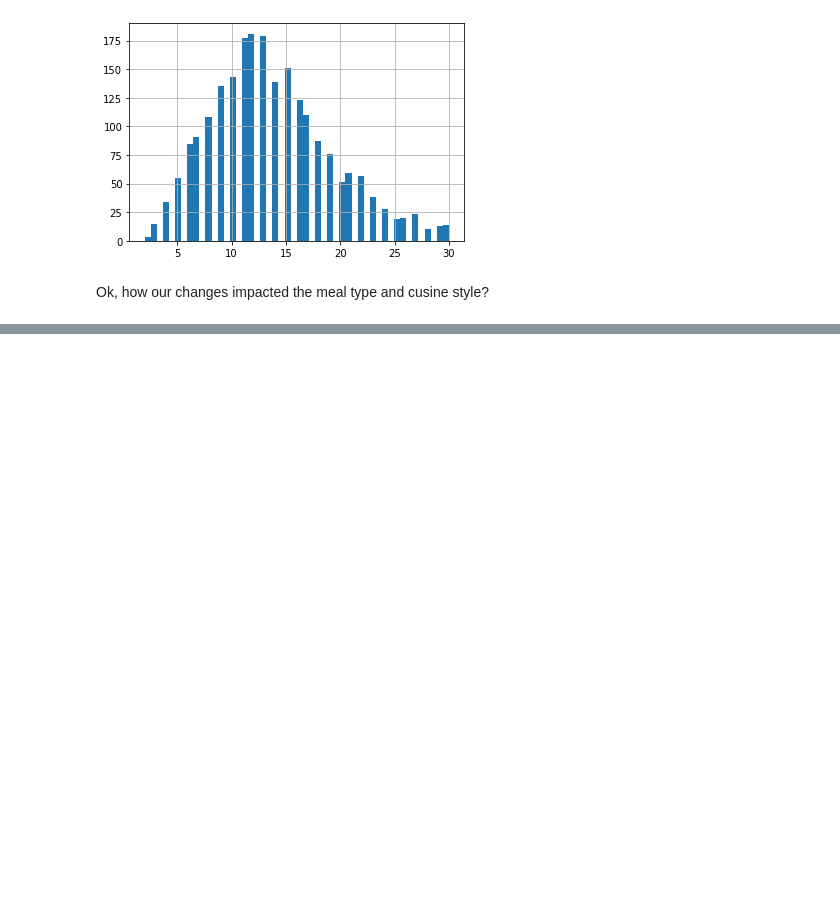
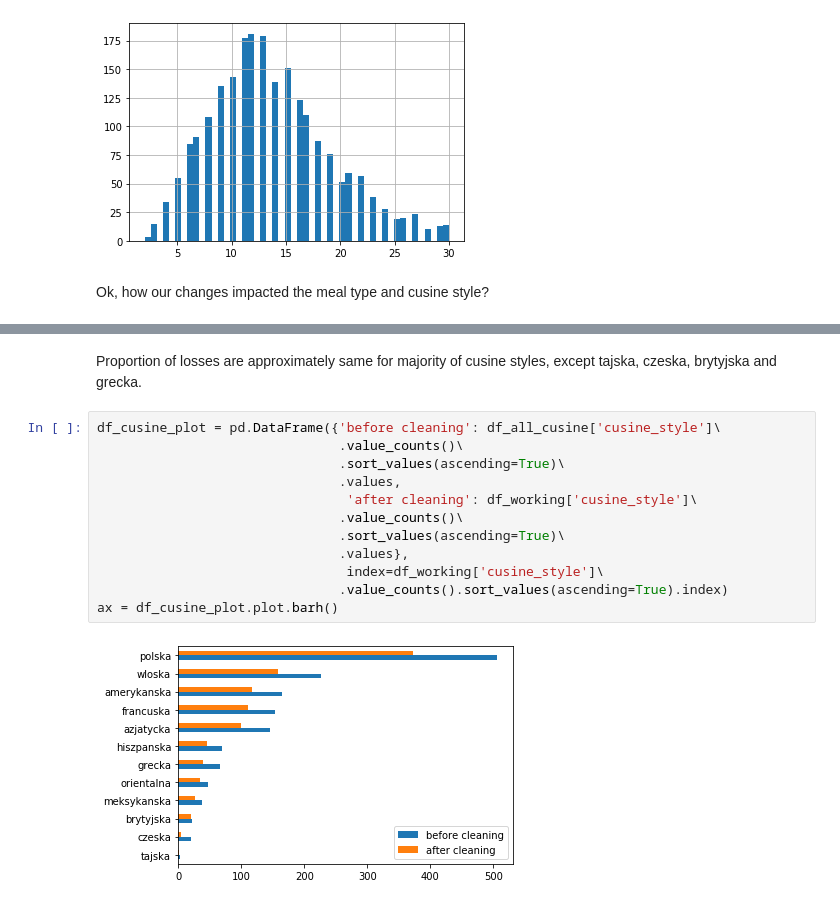
Before and after one commit to d0lar/recipe_matcher, a Jupyter notebook: 2. Dataset cleaning.ipynb, the cells around one changed output, grey strips where cells are left out. Cells and saved outputs as stored; diff of their text form; blank space fills up the shorter version.

```diff
--- a/2. Dataset cleaning.ipynb
+++ b/2. Dataset cleaning.ipynb
@@ -495,0 +496,16 @@ cusine_plot_cleaned = df_working['cusine_style'].value_counts().sort_values(asce
+# %% [markdown]
+Proportion of losses are approximately same for majority of cusine styles, except tajska, czeska, brytyjska and grecka.
+# %%
+df_cusine_plot = pd.DataFrame({'before cleaning': df_all_cusine['cusine_style']\
+                               .value_counts()\
+                               .sort_values(ascending=True)\
+                               .values,
+                                'after cleaning': df_working['cusine_style']\
+                               .value_counts()\
+                               .sort_values(ascending=True)\
+                               .values},
+                                index=df_working['cusine_style']\
+                               .value_counts().sort_values(ascending=True).index)
+ax = df_cusine_plot.plot.barh()
+# %% [output]
+[figure, added]
```
Also changed, not shown: parts of 11 cells of this notebook, 2 other files.
